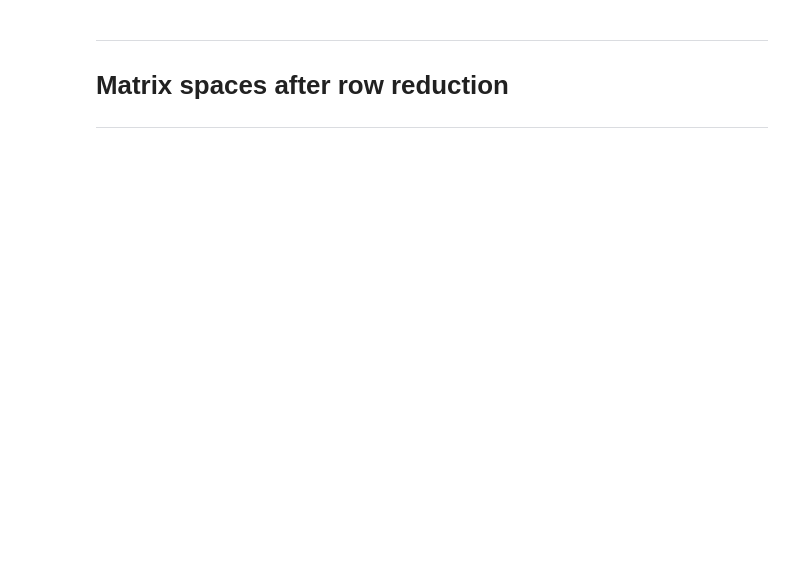
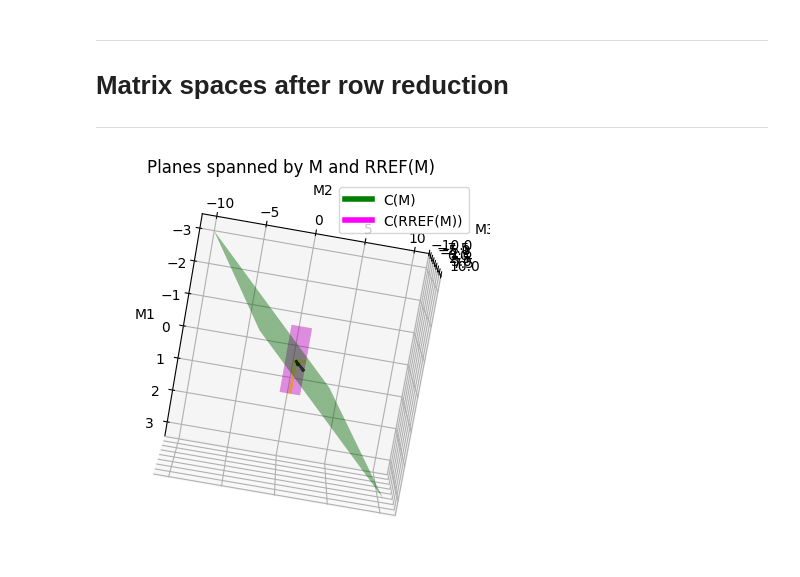
Before and after one commit to SiracencoSerghei/linear_algebra, a Jupyter notebook: 2.5_systems/2.5_3_spaceAfterRREF.ipynb, the cells around one changed output. Saved outputs shown, nothing was run; the diff lists cells and outputs as text; code cells hidden in the pictures; blank space fills up the shorter version.

```diff
--- a/2.5_systems/2.5_3_spaceAfterRREF.ipynb
+++ b/2.5_systems/2.5_3_spaceAfterRREF.ipynb
@@ -27,31 +30,43 @@ plane_Mr = Mr[0, 0] * s + Mr[0, 1] * t, Mr[1, 0] * s + Mr[1, 1] * t, Mr[2, 0] *
 
 # Create the 3D plot
 fig = plt.figure()
 ax = fig.add_subplot(111, projection='3d')
 
 # Plot the plane corresponding to M
 ax.plot_surface(plane_M[0], plane_M[1], plane_M[2], color='green', alpha=0.5)
 
 # Plot the plane corresponding to Mr (RREF(M))
 ax.plot_surface(plane_Mr[0], plane_Mr[1], plane_Mr[2], color='magenta', alpha=0.5)
 
 # Normalize M to draw basis vectors
 M_norm = M / np.linalg.norm(M, axis=0)
 
 # Plot the basis vectors for M
 ax.quiver(0, 0, 0, M_norm[0, 0], M_norm[1, 0], M_norm[2, 0], color='black', linewidth=2)
 ax.quiver(0, 0, 0, M_norm[0, 1], M_norm[1, 1], M_norm[2, 1], color='black', linewidth=2)
 
 # Plot the basis vectors for Mr
 Mr_norm = Mr / np.linalg.norm(Mr, axis=0)
 ax.quiver(0, 0, 0, Mr_norm[0, 0], Mr_norm[1, 0], Mr_norm[2, 0], color='yellow', linewidth=2)
 ax.quiver(0, 0, 0, Mr_norm[0, 1], Mr_norm[1, 1], Mr_norm[2, 1], color='yellow', linewidth=2)
 
 # Customize the plot
 ax.set_xlabel('M1')
 ax.set_ylabel('M2')
 ax.set_zlabel('M3')
 ax.set_title('Planes spanned by M and RREF(M)')
-ax.legend(['C(M)', 'C(RREF(M))'])
+
+# Create custom legend handles
+legend_handles = [
+    Line2D([0], [0], color='green', lw=4, label='C(M)'),
+    Line2D([0], [0], color='magenta', lw=4, label='C(RREF(M))')
+]
+ax.legend(handles=legend_handles)
 ax.grid(True)
+
+# Adjust the view angle for better visualization
+ax.view_init(elev=100, azim=10)
+
 plt.show()
+# %% [output]
+[figure, added]
```
Also changed, not shown: parts of 2 cells of this notebook.
